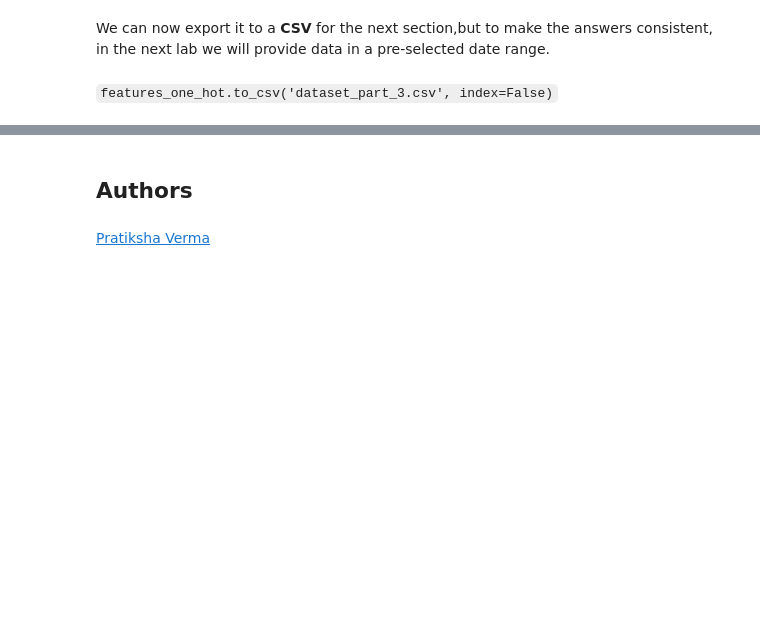
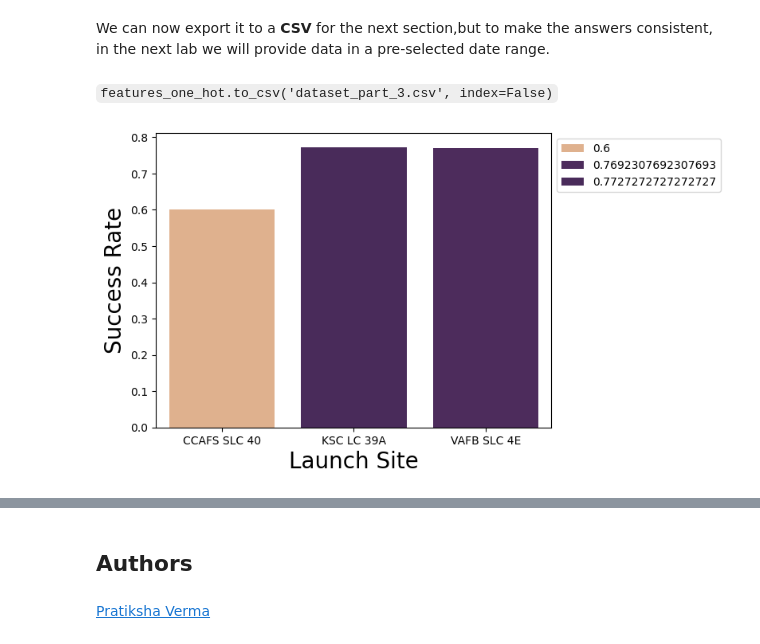
Before and after one commit to danieljirausch/ibm-data-science, a Jupyter notebook: 2-2-jupyter-labs-eda-dataviz.ipynb.jupyterlite.ipynb, the cells around one changed output, grey strips where cells are left out. Saved outputs shown, nothing was run; the diff lists cells and outputs as text; code cells hidden in the pictures; blank space fills up the shorter version.

```diff
--- a/2-2-jupyter-labs-eda-dataviz.ipynb.jupyterlite.ipynb
+++ b/2-2-jupyter-labs-eda-dataviz.ipynb.jupyterlite.ipynb
@@ -263,3 +264,12 @@ We can now export it to a <b>CSV</b> for the next section,but to make the answer
 <code>features_one_hot.to_csv('dataset_part\_3.csv', index=False)</code>
 # %%
 features_one_hot.to_csv('dataset_part_3.csv', index=False)
+# %%
+df_ls_group = df.groupby(['LaunchSite'],as_index=False).mean()
+sns.barplot(data=df_ls_group, x='LaunchSite', y='Class', palette='flare', hue='Class')
+plt.xlabel("Launch Site",fontsize=20)
+plt.ylabel("Success Rate",fontsize=20)
+plt.legend(loc='upper left', bbox_to_anchor=(1, 1))
+plt.show()
+# %% [output]
+[figure, added]
```
Also changed, not shown: parts of 4 cells of this notebook.
